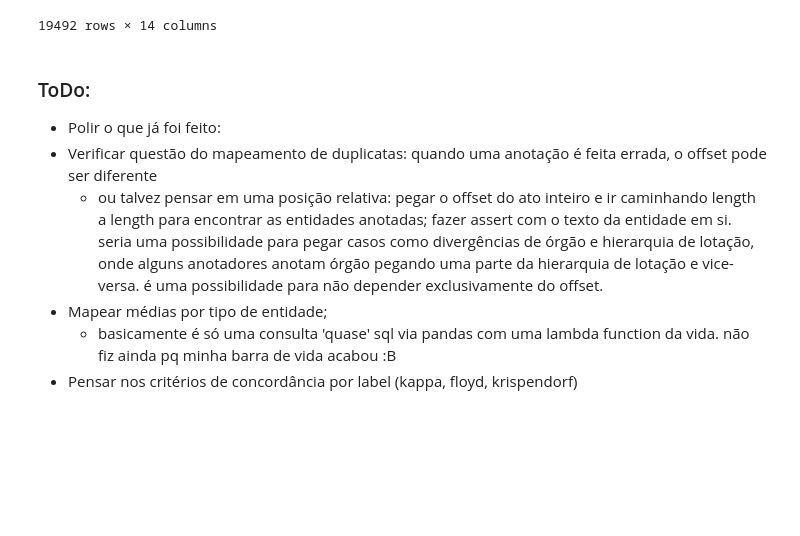
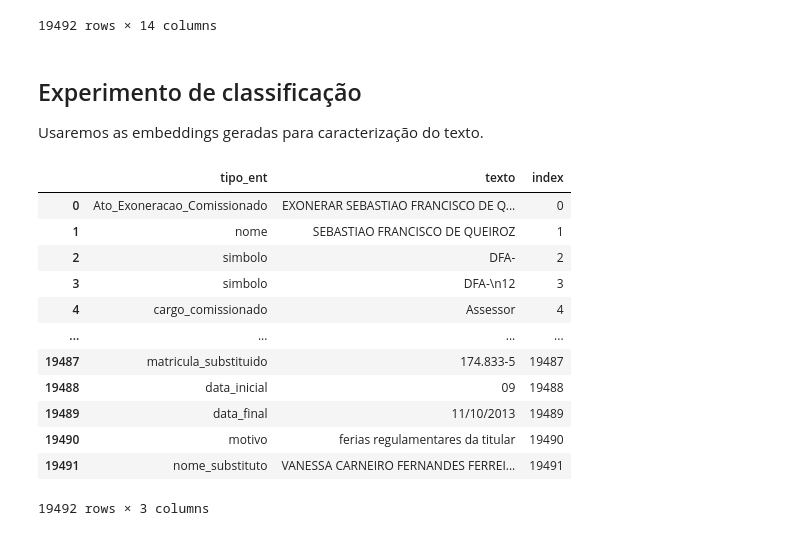
Before and after one commit to UnB-KnEDLe/experiments, a Jupyter notebook: members/matheus/agreement/agreement_XML_to_CSV.ipynb, the cells around one changed output. Drawn from its saved outputs; the diff is of its cells as text; code cells hidden in the pictures; blank space fills up the shorter version.

```diff
--- a/members/matheus/agreement/agreement_XML_to_CSV.ipynb
+++ b/members/matheus/agreement/agreement_XML_to_CSV.ipynb
@@ -365,7 +301,7 @@ Para facilitar a consulta aos dados, vamos criar um dicionário `data_dict`, cuj
 # %%
 data_dict = {}
 for idx, _ in enumerate(offsets):
-    data_dict[idx] = (offsets[idx], lengths[idx], anotators[idx], texts[idx])
+    data_dict[idx] = (offsets[idx], lengths[idx], anotators[idx], tipo_ent[idx], texts[idx])
 # %%
 data_dict
 # %% [output]
@@ -395,0 +388,4 @@ A ideia é iterar em `map_duplicata`, obtendo a cada iteração listas de linhas
+# %%
+threshold_init = math.ceil(len(t1)/10)
+threshold = threshold_init if threshold_init > 1 else 1
+threshold
@@ -411,31 +561,3 @@ Em uma formulinha, ficaria assim:
 $$\text{Jaccard}(A, B) = \frac{|{\text{tam_str} - \text{diferenca_char}}|}{\text{tam_str}}$$
 
 onde _tam_str_ é o tamanho de uma das strings avaliadas - o módulo permite pegar qualquer uma - e _diferenca_char_ a diferença de caracteres entre A e B.
-# %%
-def jaccard_char(str1, str2):
-    diferenca_char = 0
-    #print(f'str1: {str1}')
-    #print(f'str2: {str2}')
-    # fazer assert fora: se ambas as strings possuem o mesmo valor de offset
-    if len(str2) > len(str1):
-        for idx, _ in enumerate(str2):
-            try:
-                if str2[idx] != str1[idx]:
-                    diferenca_char += 1
-            except:
-                dif_reman = len(str2) - idx
-                diferenca_char += dif_reman
-                break
-        agreement = abs(len(str2) - diferenca_char)/len(str2)
-    else:
-        for idx, _ in enumerate(str1):
-            try:
-                if str1[idx] != str2[idx]:
-                    diferenca_char += 1
-            except:
-                dif_reman = len(str1) - idx
-                diferenca_char += dif_reman
-                break
-        agreement = abs(len(str1) - diferenca_char)/len(str1)
-
-    return agreement
@@ -734,20 +1005,20 @@ eucl_dist_lista = []
 jacc_sim_lista = []
 
 for offset in tqdm(offsets):
-    if len(map_duplicata[offset]) > 1:
+    if len(map_duplicata_final[offset]) > 1:
         qtd_comb = 0
         soma_cos = 0
         soma_eucl = 0
         soma_jc_char = 0
         # quero combinações dois a dois dos valores indexados por map_duplicata
-        for combinacao in itertools.combinations(map_duplicata[offset], 2):
+        for combinacao in itertools.combinations(map_duplicata_final[offset], 2):
             #vector_1 = get_vector(data_dict[combinacao[0]][3])
             vector_1 = map_texto_vetores[combinacao[0]]
             #vector_2 = get_vector(data_dict[combinacao[1]][3])
             vector_2 = map_texto_vetores[combinacao[1]]
             cos = cos_sim(vector_1, vector_2)
             eucl = euclidean(vector_1, vector_2)
-            jc = jaccard_char(data_dict[combinacao[0]][3], data_dict[combinacao[1]][3])
+            jc = jaccard_char(data_dict[combinacao[0]][4], data_dict[combinacao[1]][4])
             soma_cos += cos
             soma_eucl += eucl
             soma_jc_char += jc
@@ -795,11 +1066,24 @@ df
 | 19490 | 13_212.10.10.2013 | Ato_Substituicao | R40 | khalil_carsten | motivo | 8688 | vinicius_borges | 644380 | 32 | ferias regulamentares da titular | ... |
 | 19491 | 13_212.10.10.2013 | Ato_Substituicao | R40 | khalil_carsten | nome_substituto | 112344 | khalil_carsten | 644086 | 42 | VANESSA CARNEIRO FERNANDES FERREI... | ... |
 19492 rows × 14 columns
-# %% [markdown]
-### ToDo:
-- Polir o que já foi feito:
-- Verificar questão do mapeamento de duplicatas: quando uma anotação é feita errada, o offset pode ser diferente
-    - ou talvez pensar em uma posição relativa: pegar o offset do ato inteiro e ir caminhando length a length para encontrar as entidades anotadas; fazer assert com o texto da entidade em si. seria uma possibilidade para pegar casos como divergências de órgão e hierarquia de lotação, onde alguns anotadores anotam órgão pegando uma parte da hierarquia de lotação e vice-versa. é uma possibilidade para não depender exclusivamente do offset.
-- Mapear médias por tipo de entidade;
-    - basicamente é só uma consulta 'quase' sql via pandas com uma lambda function da vida. não fiz ainda pq minha barra de vida acabou :B
-- Pensar nos critérios de concordância por label (kappa, floyd, krispendorf)
+# %% [markdown]
+## Experimento de classificação
+
+Usaremos as embeddings geradas para caracterização do texto.
+# %%
+df_cls = df[['tipo_ent', 'texto', 'index']]
+df_cls
+# %% [output]
+|  | tipo_ent | texto | index |
+| 0 | Ato_Exoneracao_Comissionado | EXONERAR SEBASTIAO FRANCISCO DE Q... | 0 |
+| 1 | nome | SEBASTIAO FRANCISCO DE QUEIROZ | 1 |
+| 2 | simbolo | DFA- | 2 |
+| 3 | simbolo | DFA-\n12 | 3 |
+| 4 | cargo_comissionado | Assessor | 4 |
+| ... | ... | ... | ... |
+| 19487 | matricula_substituido | 174.833-5 | 19487 |
+| 19488 | data_inicial | 09 | 19488 |
+| 19489 | data_final | 11/10/2013 | 19489 |
+| 19490 | motivo | ferias regulamentares da titular | 19490 |
+| 19491 | nome_substituto | VANESSA CARNEIRO FERNANDES FERREI... | 19491 |
+19492 rows × 3 columns
```
Also changed, not shown: parts of 67 cells of this notebook.
